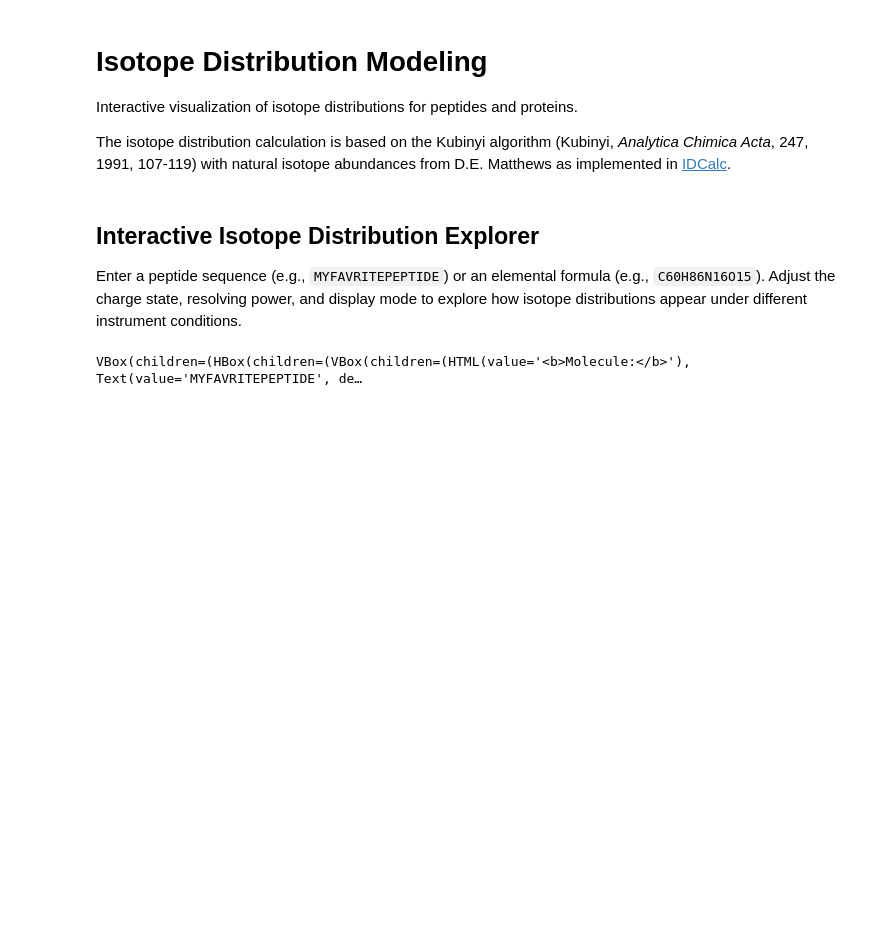
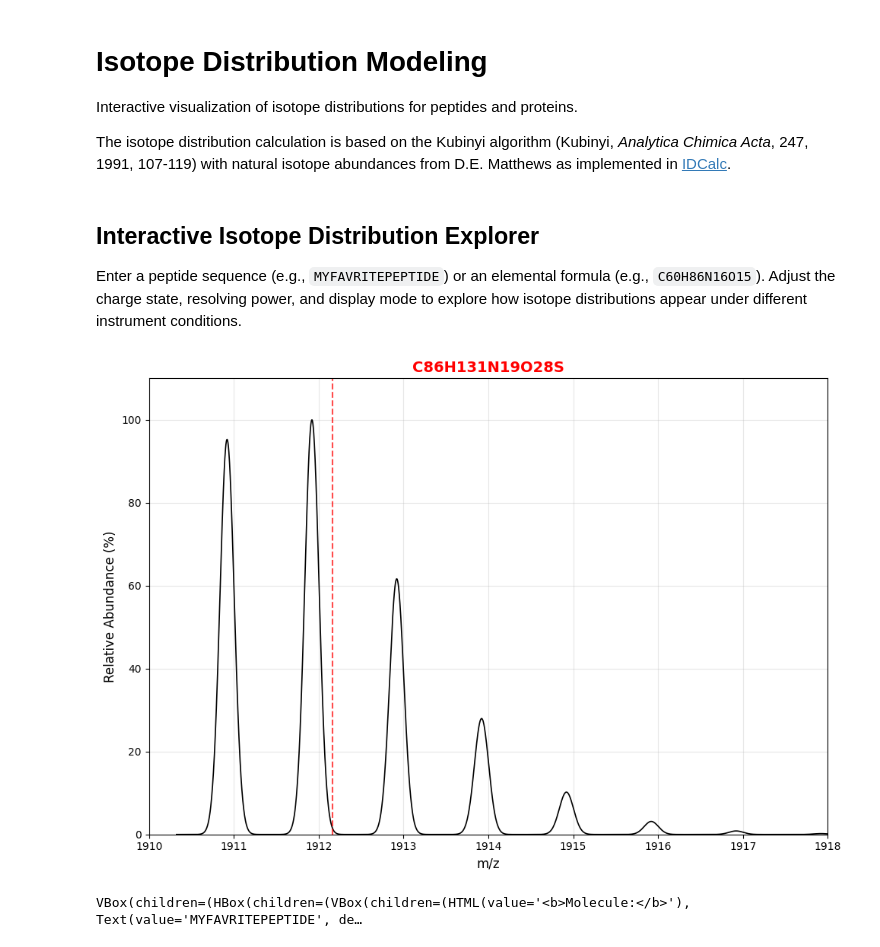
Before and after one commit to beliveau-lab/gen575, a Jupyter notebook: lectures/MacCoss-Notebooks/5.isotope-modeling.ipynb, the cells around one changed output. Saved outputs shown, nothing was run; the diff lists cells and outputs as text; code cells hidden in the pictures; blank space fills up the shorter version.

```diff
--- a/lectures/MacCoss-Notebooks/5.isotope-modeling.ipynb
+++ b/lectures/MacCoss-Notebooks/5.isotope-modeling.ipynb
@@ -21,6 +21,48 @@ Enter a peptide sequence (e.g., `MYFAVRITEPEPTIDE`) or an elemental formula
 (e.g., `C60H86N16O15`). Adjust the charge state, resolving power, and display
 mode to explore how isotope distributions appear under different instrument
 conditions.
+# %%
+# Isotope distribution with peak annotations showing 13C content
+# Similar to classic textbook figures
+
+input_text = "MYFAVRITEPEPTIDE"
+charge = 1
+resolving_power = 30000
+mz_ref = 200.0
+
+composition = ic.parse_input(input_text)
+formula = ic.composition_to_formula(composition)
+dist = ic.calculate_isotope_distribution(composition)
+mono = ic.monoisotopic_mass(composition)
+avg = ic.average_mass(composition, dist)
+mz = ic.mz_values(mono, len(dist), charge)
+
+mono_mz = mono + ic.PROTON_MASS
+avg_mz = avg + ic.PROTON_MASS
+
+# Generate profile
+x, y = ic.generate_profile(mz, dist * 100, resolving_power,
+                           instrument="orbitrap", mz_ref=mz_ref)
+
+fig, ax = plt.subplots(figsize=(10, 7))
+
+# Plot the profile
+ax.plot(x, y, "k-", linewidth=1.2)
+
+# Mark the average mass with a dashed line (no label)
+ax.axvline(avg_mz, color="red", linestyle="--", linewidth=1.5, alpha=0.7)
+
+ax.set_xlim(1910, 1918)
+ax.set_ylim(0, 110)
+ax.set_xlabel("m/z", fontsize=12)
+ax.set_ylabel("Relative Abundance (%)", fontsize=12)
+ax.set_title(f"{formula}", fontsize=14, color="red", fontweight="bold")
+ax.grid(True, alpha=0.3)
+
+plt.tight_layout()
+plt.show()
+# %% [output]
+[figure, added]
 # %%
 def plot_isotope_distribution(input_text, charge, resolving_power,
                               instrument, mz_ref,
```
Also changed, not shown: parts of 3 cells of this notebook, 2 other files.
